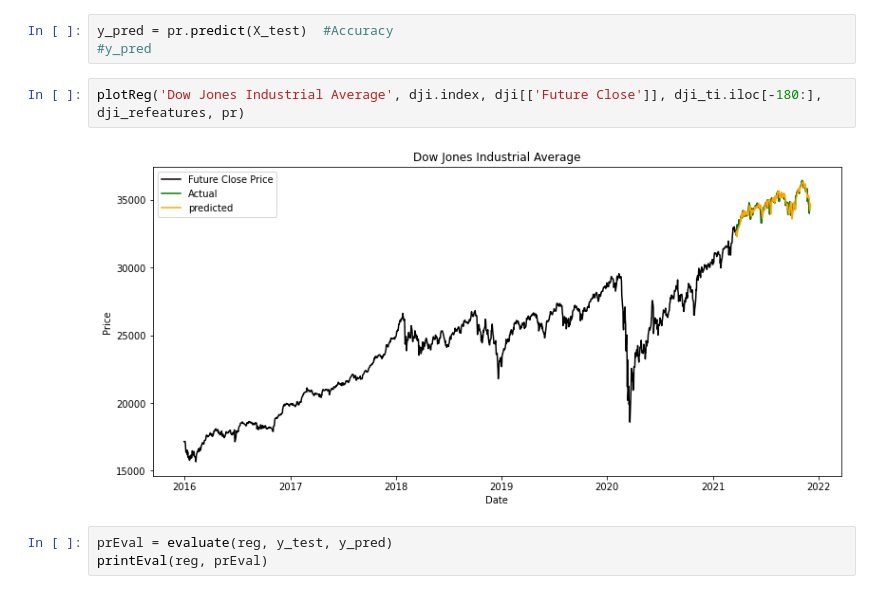
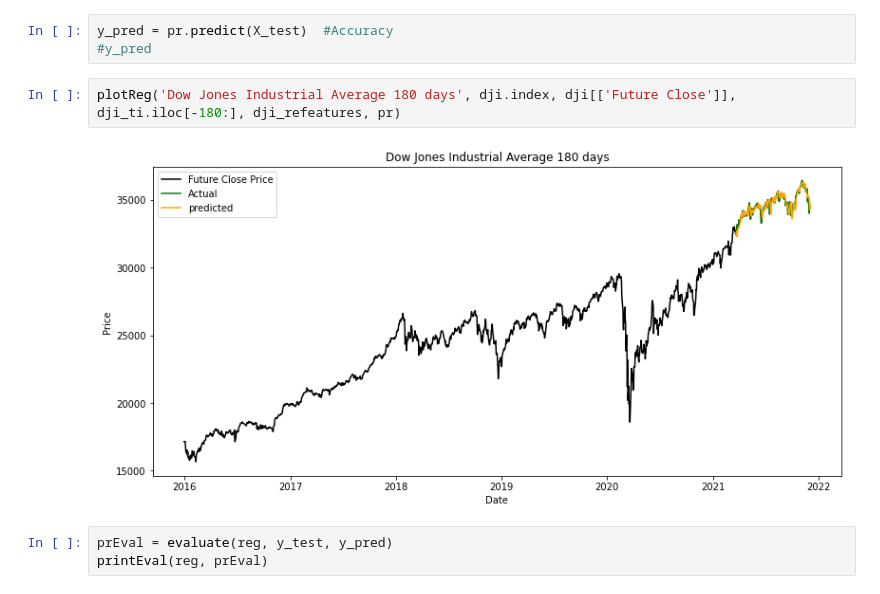
Before and after one commit to pro10150/stock-prediction, a Jupyter notebook: stock-prediction.ipynb, the cells around one changed output. Saved outputs shown, nothing was run; the diff lists cells and outputs as text.

```diff
--- a/stock-prediction.ipynb
+++ b/stock-prediction.ipynb
@@ -562,9 +562,9 @@ Pipeline(steps=[('polynomialfeatures', PolynomialFeatures()),
 y_pred = pr.predict(X_test)  #Accuracy
 #y_pred
 # %%
-plotReg('Dow Jones Industrial Average', dji.index, dji[['Future Close']], dji_ti.iloc[-180:], dji_refeatures, pr)
+plotReg('Dow Jones Industrial Average 180 days', dji.index, dji[['Future Close']], dji_ti.iloc[-180:], dji_refeatures, pr)
 # %% [output]
-[figure, old version]
+[figure, new version]
 # %%
 prEval = evaluate(reg, y_test, y_pred)
 printEval(reg, prEval)
```
Also changed, not shown: parts of 23 cells of this notebook.
